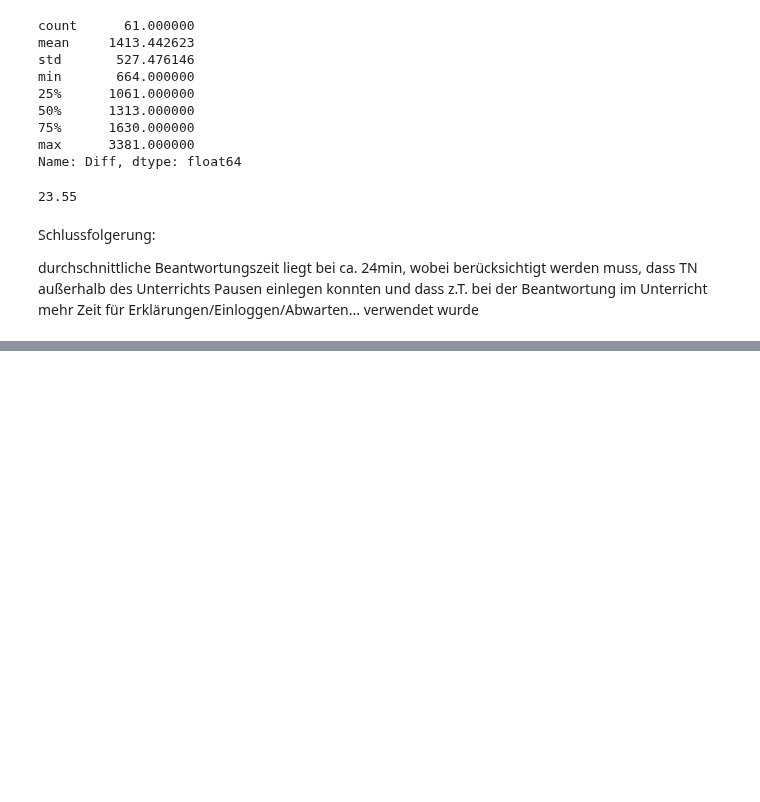
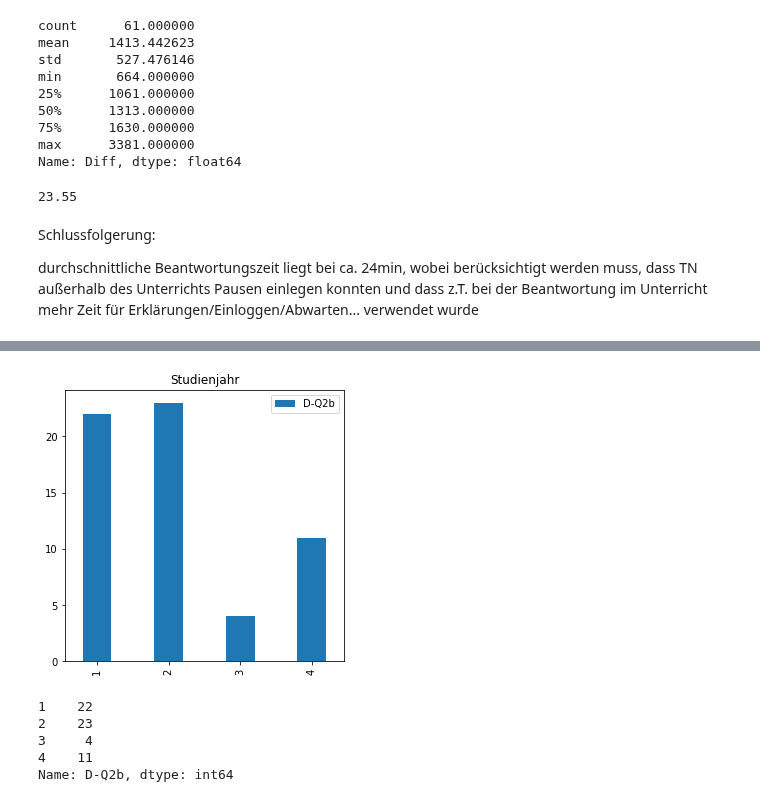
Before and after one commit to martinakienberger/Dissertation_LIS, a Jupyter notebook: Datenanalyse.ipynb, the cells around one changed output, grey strips where cells are left out. Drawn from its saved outputs; the diff is of its cells as text; code cells hidden in the pictures; blank space fills up the shorter version.

```diff
--- a/Datenanalyse.ipynb
+++ b/Datenanalyse.ipynb
@@ -306,0 +347,12 @@ durchschnittliche Beantwortungszeit liegt bei ca. 24min, wobei berücksichtigt w
+# %%
+Daten['D-Q2b'].value_counts()[[1,2,3,4]].plot(kind='bar', figsize = (5,5), width = 0.4, legend = True, title = "Studienjahr");
+# %% [output]
+[figure, added]
+# %%
+Daten['D-Q2b'].value_counts()[[1,2,3,4]]
+# %% [output]
+1    22
+2    23
+3     4
+4    11
+Name: D-Q2b, dtype: int64
```
Also changed, not shown: parts of 23 cells of this notebook, 1 other file.
